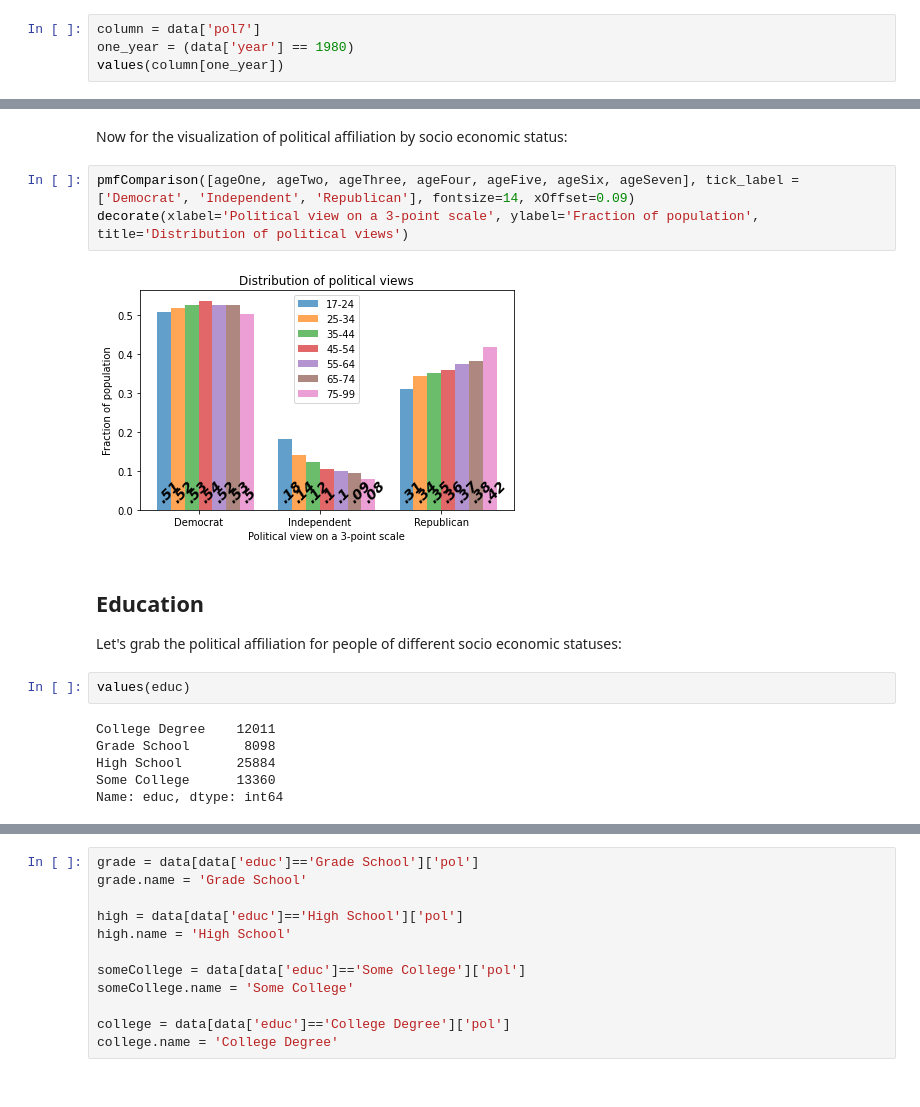
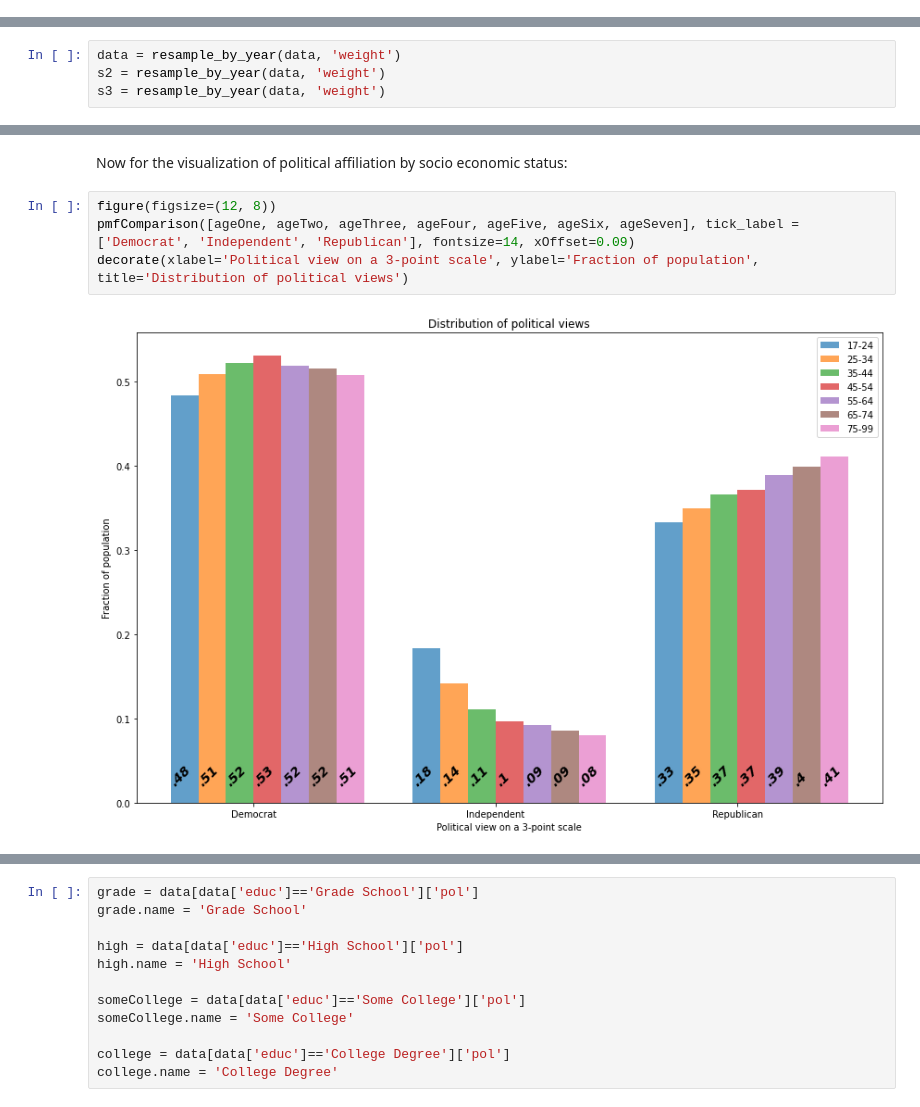
Before and after one commit to mstites/parentPoliticalCorr, a Jupyter notebook: project.ipynb, the cells around one changed output, grey strips where cells are left out. Cells and saved outputs as stored; diff of their text form.

Commit message:
Add analysis and time plots

```diff
--- a/project.ipynb
+++ b/project.ipynb
@@ -363,7 +359,3 @@ Verify political affilitaon for 1980, there should be:
 5. 165 Independent - Republican
 6. 225 Weak Republican
 7. 137 Strong Republican
-# %%
-column = data['pol7']
-one_year = (data['year'] == 1980)
-values(column[one_year])
@@ -448,0 +426,4 @@ sample
+# %%
+data = resample_by_year(data, 'weight')
+s2 = resample_by_year(data, 'weight')
+s3 = resample_by_year(data, 'weight')
@@ -707,19 +857,8 @@ ageSeven.name = '75-99'
 # %% [markdown]
 Now for the visualization of political affiliation by socio economic status:
 # %%
+figure(figsize=(12, 8))
 pmfComparison([ageOne, ageTwo, ageThree, ageFour, ageFive, ageSix, ageSeven], tick_label = ['Democrat', 'Independent', 'Republican'], fontsize=14, xOffset=0.09)
 decorate(xlabel='Political view on a 3-point scale', ylabel='Fraction of population', title='Distribution of political views')
 # %% [output]
-[figure, old version]
+[figure, new version]
-# %% [markdown]
-## Education
-
-Let's grab the political affiliation for people of different socio economic statuses:
-# %%
-values(educ)
-# %% [output]
-College Degree    12011
-Grade School       8098
-High School       25884
-Some College      13360
-Name: educ, dtype: int64
```
Also changed, not shown: parts of 86 cells of this notebook.
